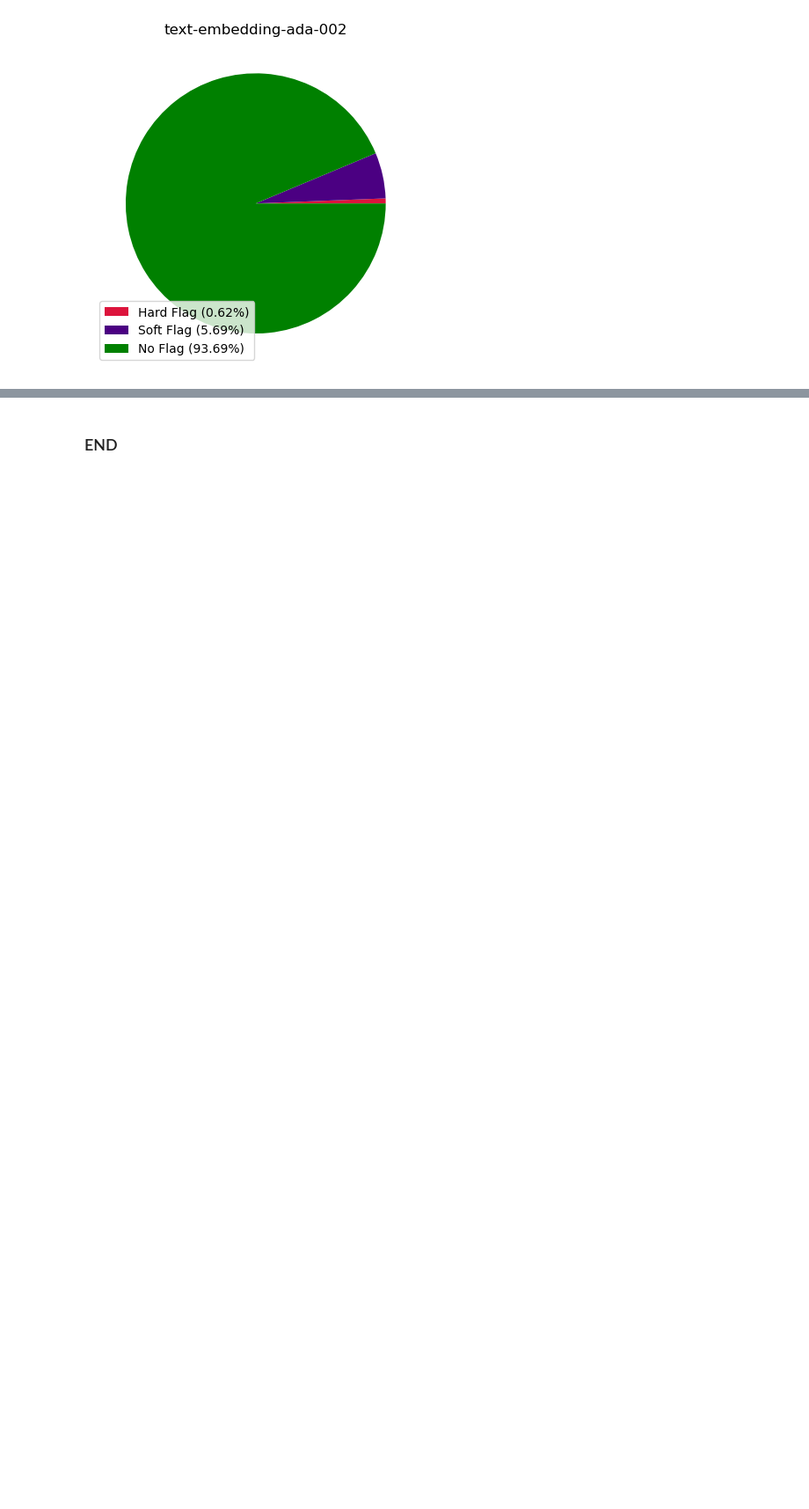
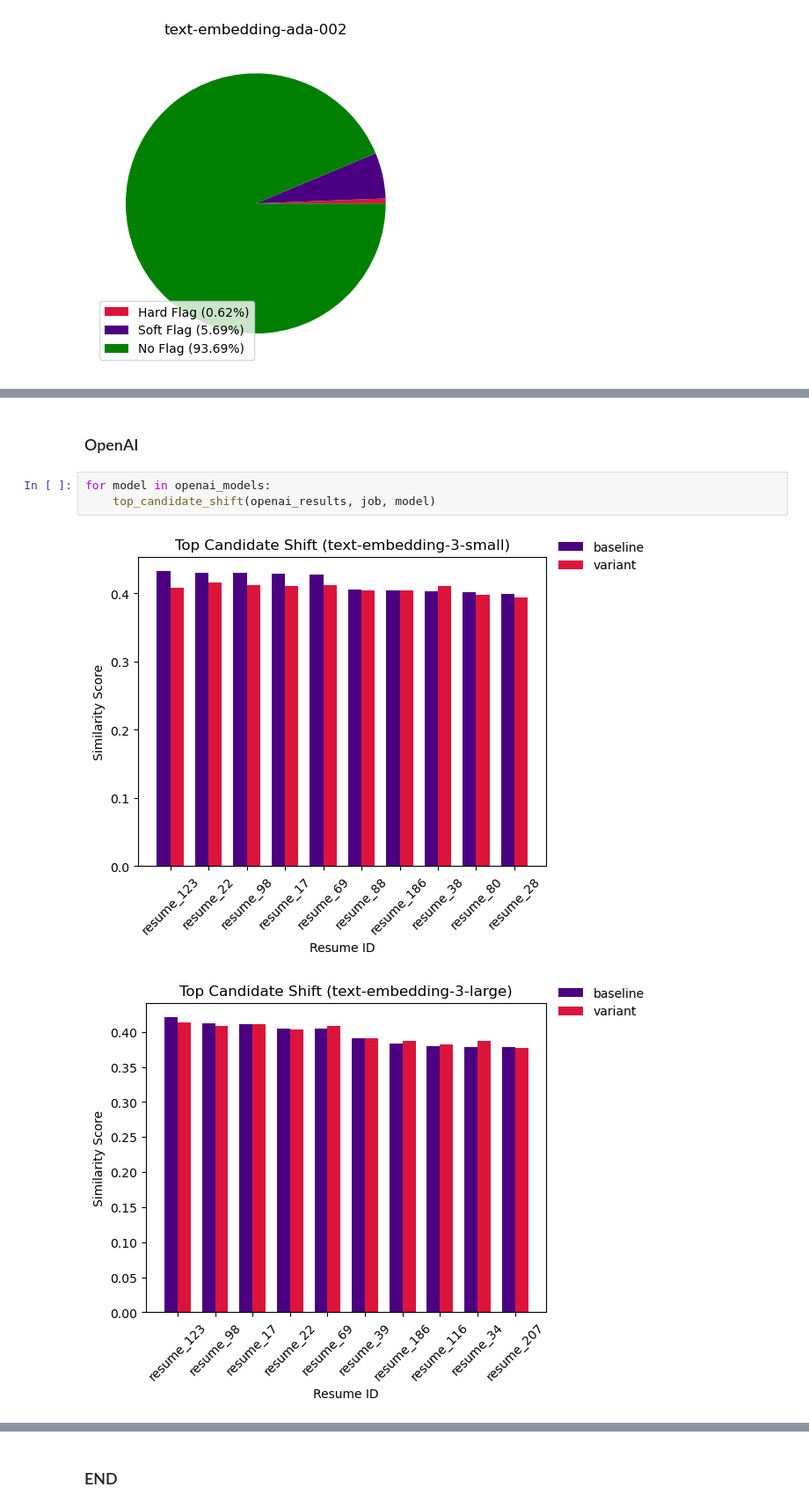
Before and after one commit to Pedagogue-Systems/ai-matching-consistency-eval, a Jupyter notebook: notebooks/openai_comparison.ipynb, the cells around one changed output, grey strips where cells are left out. Shown at 88% size. Saved outputs shown, nothing was run; the diff lists cells and outputs as text; blank space fills up the shorter version.

```diff
--- a/notebooks/openai_comparison.ipynb
+++ b/notebooks/openai_comparison.ipynb
@@ -137,0 +195,8 @@ for model in openai_models:
+# %% [markdown]
+### OpenAI
+# %%
+for model in openai_models:
+    top_candidate_shift(openai_results, job, model)
+# %% [output]
+[figure, added]
+[figure, added]
```
Also changed, not shown: parts of 5 cells of this notebook.
